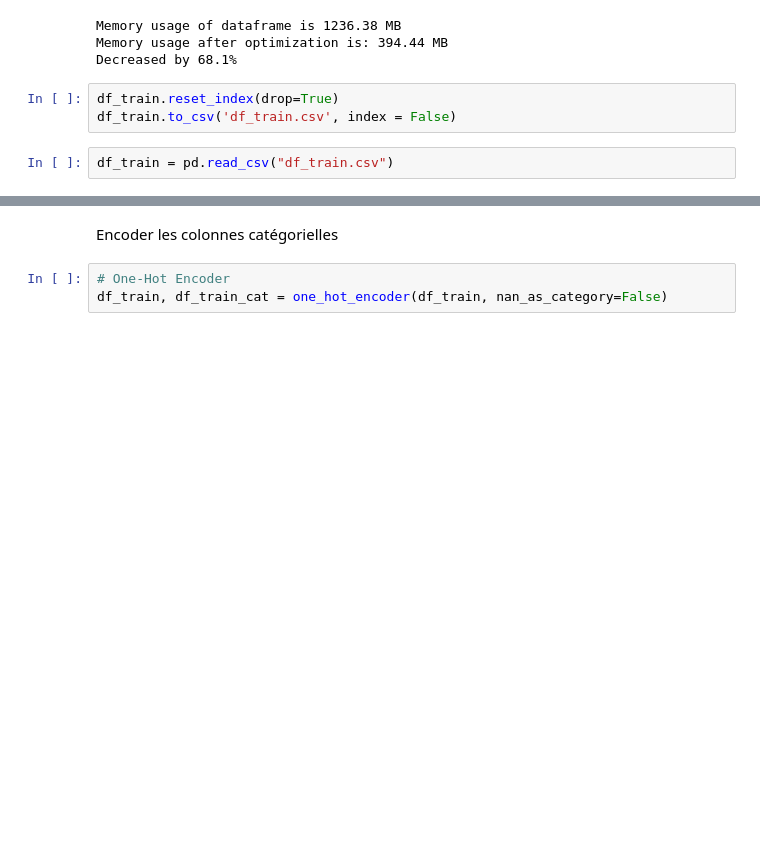
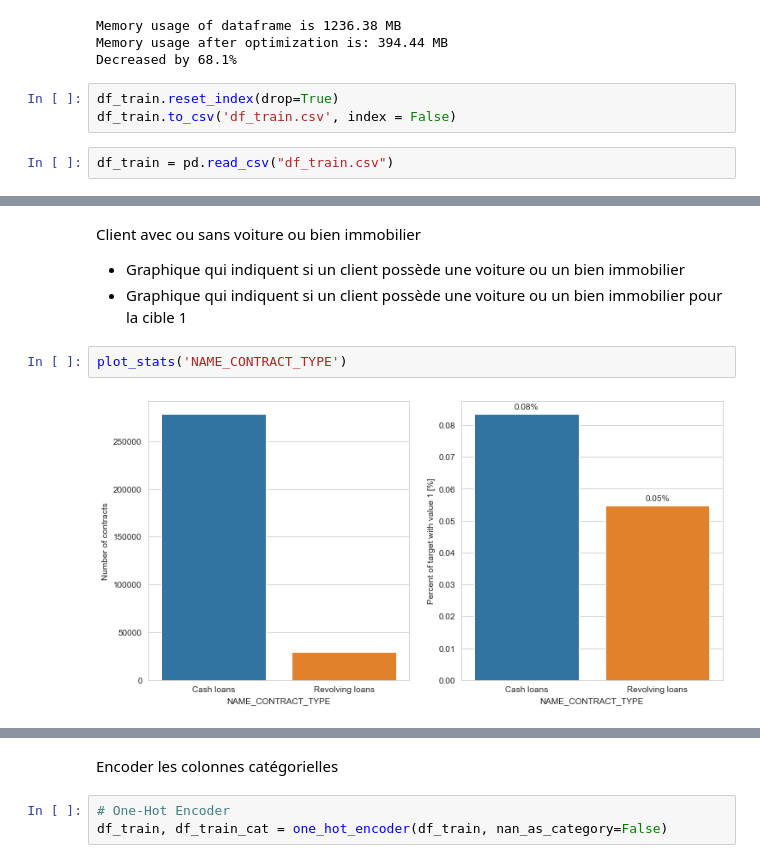
Before and after one commit to mohamedtrabis/Projet-7-Implementez-un-modele-de-scoring, a Jupyter notebook: P7_01_dashboard.ipynb, the cells around one changed output, grey strips where cells are left out. Drawn from its saved outputs; the diff is of its cells as text; blank space fills up the shorter version.

```diff
--- a/P7_01_dashboard.ipynb
+++ b/P7_01_dashboard.ipynb
@@ -1223,0 +1299,9 @@ df_train = pd.read_csv("df_train.csv")
+# %% [markdown]
+Client avec ou sans voiture ou bien immobilier
+
+- Graphique qui indiquent si un client possède une voiture ou un bien immobilier
+- Graphique qui indiquent si un client possède une voiture ou un bien immobilier pour la cible 1
+# %%
+plot_stats('NAME_CONTRACT_TYPE')
+# %% [output]
+[figure, added]
```
Also changed, not shown: parts of 37 cells of this notebook.
